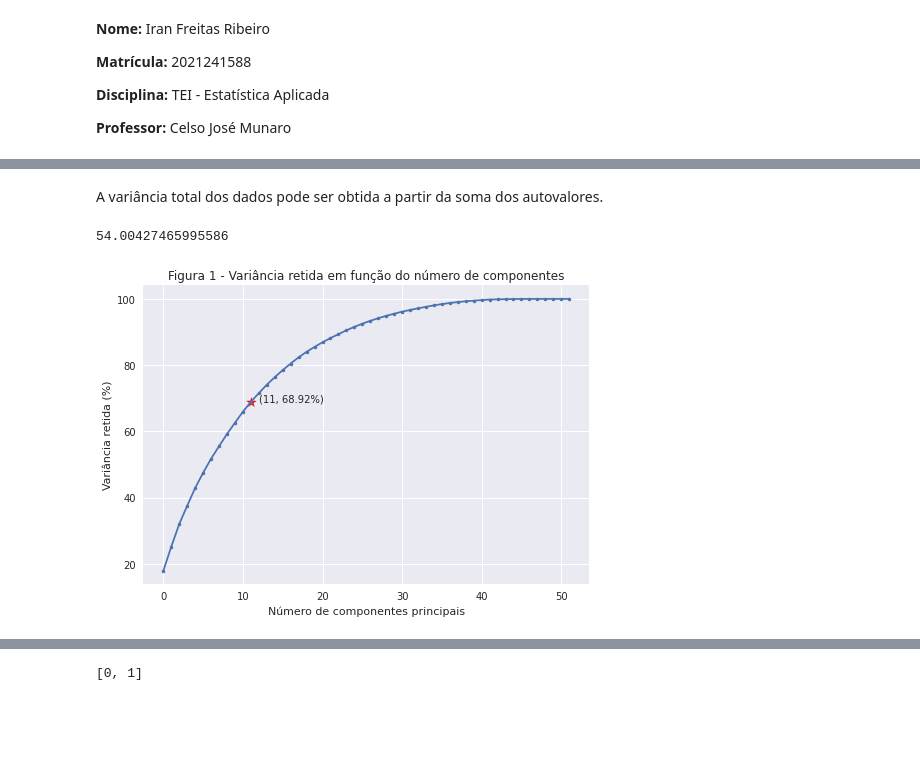
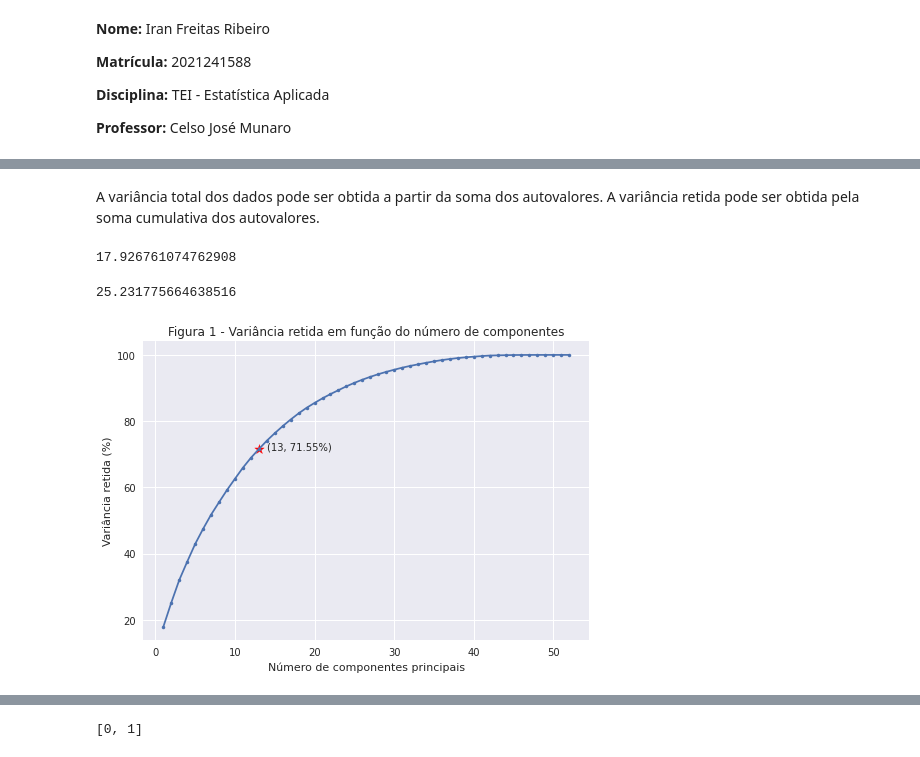
Before and after one commit to ifribeiro/TEI-EstApl, a Jupyter notebook: EPC11.ipynb, the cells around one changed output, grey strips where cells are left out. Saved outputs shown, nothing was run; the diff lists cells and outputs as text; code cells hidden in the pictures; blank space fills up the shorter version.

```diff
--- a/EPC11.ipynb
+++ b/EPC11.ipynb
@@ -30,10 +31,5 @@ autovalores, autovetores = np.linalg.eig(cov_matriz)
 # orderna os autovalores do maior para o menor
 ord_autovalores =  sorted(autovalores, reverse=True)
 # %% [markdown]
-A variância total dos dados pode ser obtida a partir da soma dos autovalores.
+A variância total dos dados pode ser obtida a partir da soma dos autovalores. A variância retida pode ser obtida pela soma cumulativa dos autovalores.
-# %%
-var_total = sum(ord_autovalores)
-var_total
-# %% [output]
-54.00427465995586
 # %%
@@ -41,11 +38,20 @@ var_retida = (np.array(ord_autovalores).cumsum()/var_total)*100
+# %%
+var_retida[0]
+# %% [output]
+17.926761074762908
+# %%
+var_retida[1]
+# %% [output]
+25.231775664638516
 # %%
 fig, ax = plt.subplots()
-ponto = [11, var_retida[11]]
-ax.plot(var_retida, marker='.')
+ponto = [13, var_retida[12]]
+x = np.arange(1,53)
+ax.plot(x, var_retida, marker='.')
 ax.scatter(ponto[0], ponto[1], s=100, c='red', marker='*')
 ax.text(ponto[0]+1, ponto[1], s='({}, {:.2f}%)'.format(ponto[0], ponto[1]))
 ax.set_xlabel("Número de componentes principais")
 ax.set_ylabel("Variância retida (%)")
 plt.title("Figura 1 - Variância retida em função do número de componentes");
 # %% [output]
-[figure, old version]
+[figure, new version]
```
Also changed, not shown: parts of 29 cells of this notebook.
